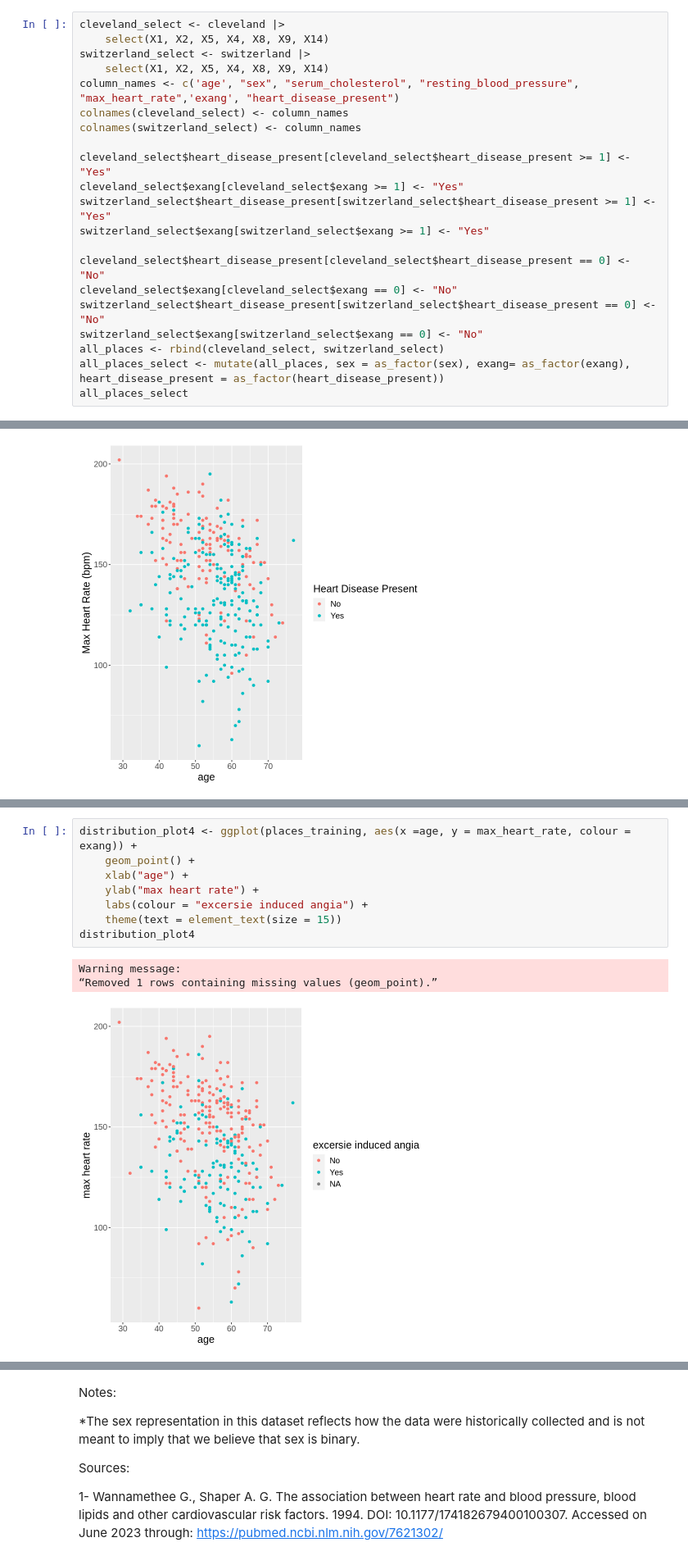
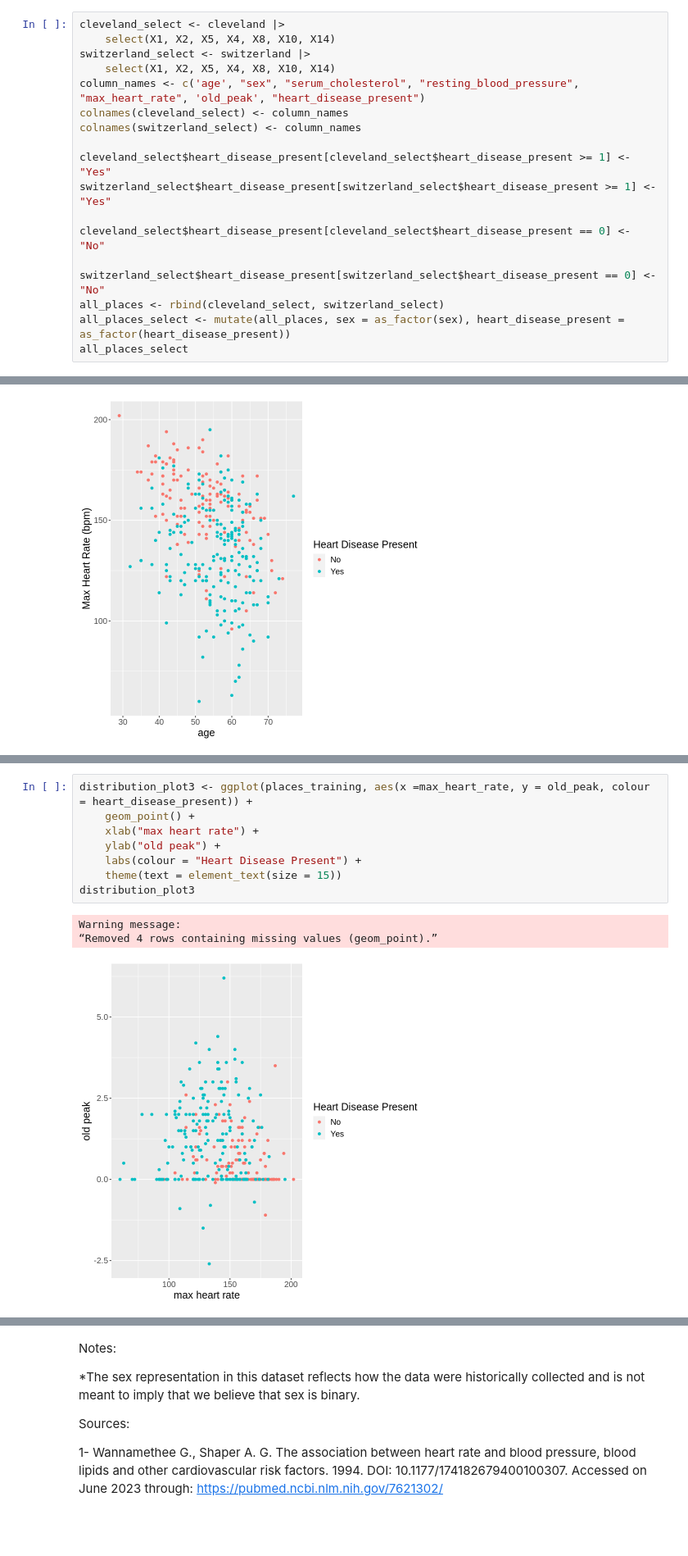
Before and after one commit to Kooriryuu/dsci-100-project-group3, a Jupyter notebook: project_proposal_group3-Copy1.ipynb, the cells around one changed output, grey strips where cells are left out. Shown at 82% size. Cells and saved outputs as stored; diff of their text form; blank space fills up the shorter version.

```diff
--- a/project_proposal_group3-Copy1.ipynb
+++ b/project_proposal_group3-Copy1.ipynb
@@ -34,24 +34,21 @@ dbl (14): X1, X2, X3, X4, X5, X6, X7, X8, X9, X10, X11, X12, X13, X14
 ℹ Specify the column types or set `show_col_types = FALSE` to quiet this message.
 # %%
 cleveland_select <- cleveland |>
-    select(X1, X2, X5, X4, X8, X9, X14)
+    select(X1, X2, X5, X4, X8, X10, X14)
 switzerland_select <- switzerland |>
-    select(X1, X2, X5, X4, X8, X9, X14)
-column_names <- c('age', "sex", "serum_cholesterol", "resting_blood_pressure", "max_heart_rate",'exang', "heart_disease_present")
+    select(X1, X2, X5, X4, X8, X10, X14)
+column_names <- c('age', "sex", "serum_cholesterol", "resting_blood_pressure", "max_heart_rate", 'old_peak', "heart_disease_present")
 colnames(cleveland_select) <- column_names
 colnames(switzerland_select) <- column_names
 
 cleveland_select$heart_disease_present[cleveland_select$heart_disease_present >= 1] <- "Yes"
-cleveland_select$exang[cleveland_select$exang >= 1] <- "Yes"
 switzerland_select$heart_disease_present[switzerland_select$heart_disease_present >= 1] <- "Yes"
-switzerland_select$exang[switzerland_select$exang >= 1] <- "Yes"
 
 cleveland_select$heart_disease_present[cleveland_select$heart_disease_present == 0] <- "No"
-cleveland_select$exang[cleveland_select$exang == 0] <- "No"
+
 switzerland_select$heart_disease_present[switzerland_select$heart_disease_present == 0] <- "No"
-switzerland_select$exang[switzerland_select$exang == 0] <- "No"
 all_places <- rbind(cleveland_select, switzerland_select)
-all_places_select <- mutate(all_places, sex = as_factor(sex), exang= as_factor(exang), heart_disease_present = as_factor(heart_disease_present))
+all_places_select <- mutate(all_places, sex = as_factor(sex), heart_disease_present = as_factor(heart_disease_present))
 all_places_select
 # %% [output]
 A tibble: 426 × 7
@@ -171,12 +157,12 @@ distribution_plot3
 # %%
-distribution_plot4 <- ggplot(places_training, aes(x =age, y = max_heart_rate, colour = exang)) +
+distribution_plot3 <- ggplot(places_training, aes(x =max_heart_rate, y = old_peak, colour = heart_disease_present)) +
     geom_point() +
-    xlab("age") +
-    ylab("max heart rate") +
-    labs(colour = "excersie induced angia") +
+    xlab("max heart rate") +
+    ylab("old peak") +
+    labs(colour = "Heart Disease Present") +
     theme(text = element_text(size = 15))
-distribution_plot4
+distribution_plot3
 # %% [output]
 Warning message:
-“Removed 1 rows containing missing values (geom_point).”
+“Removed 4 rows containing missing values (geom_point).”
-[figure, old version]
+[figure, new version]
```
Also changed, not shown: parts of 7 cells of this notebook.
